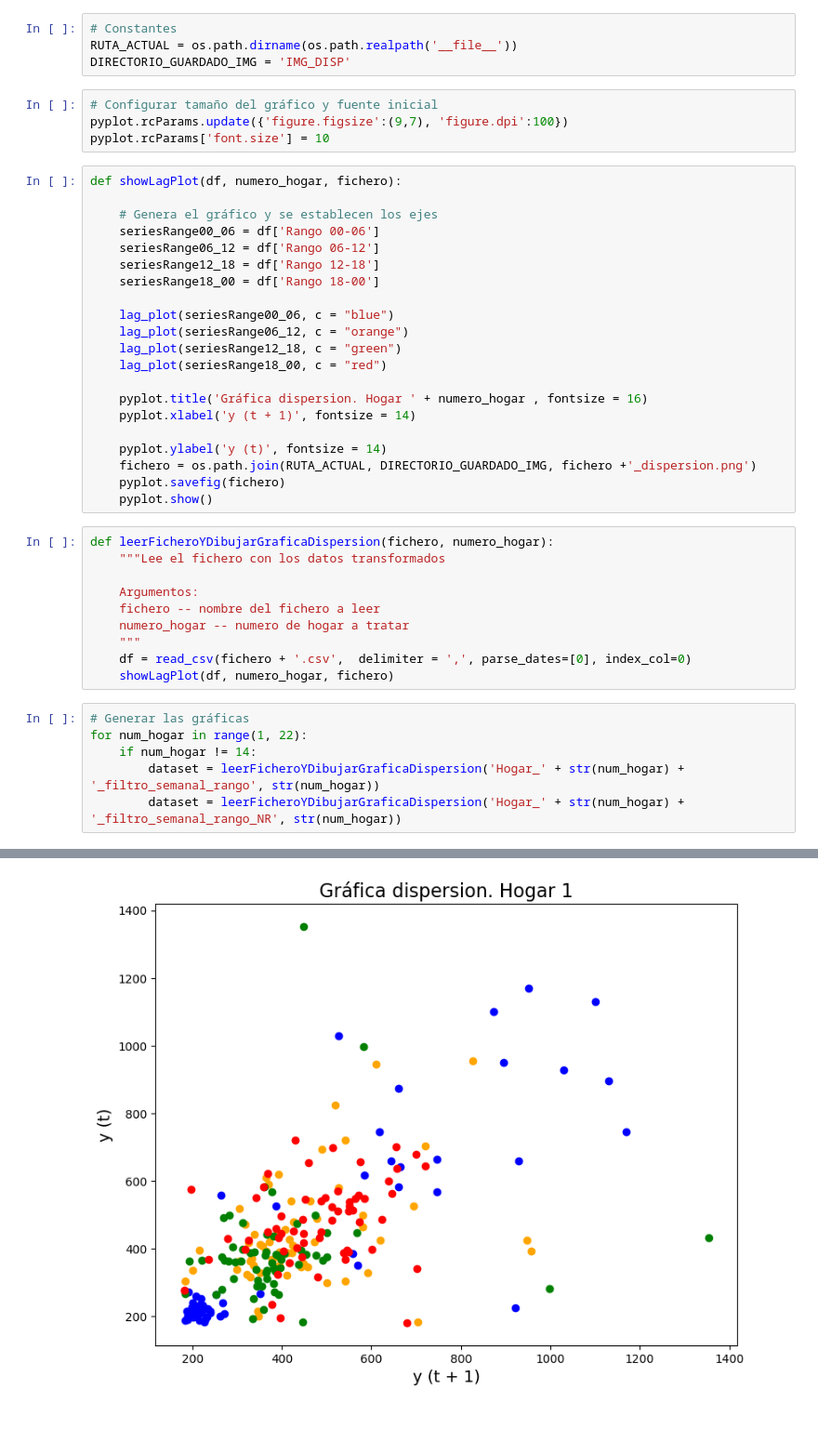
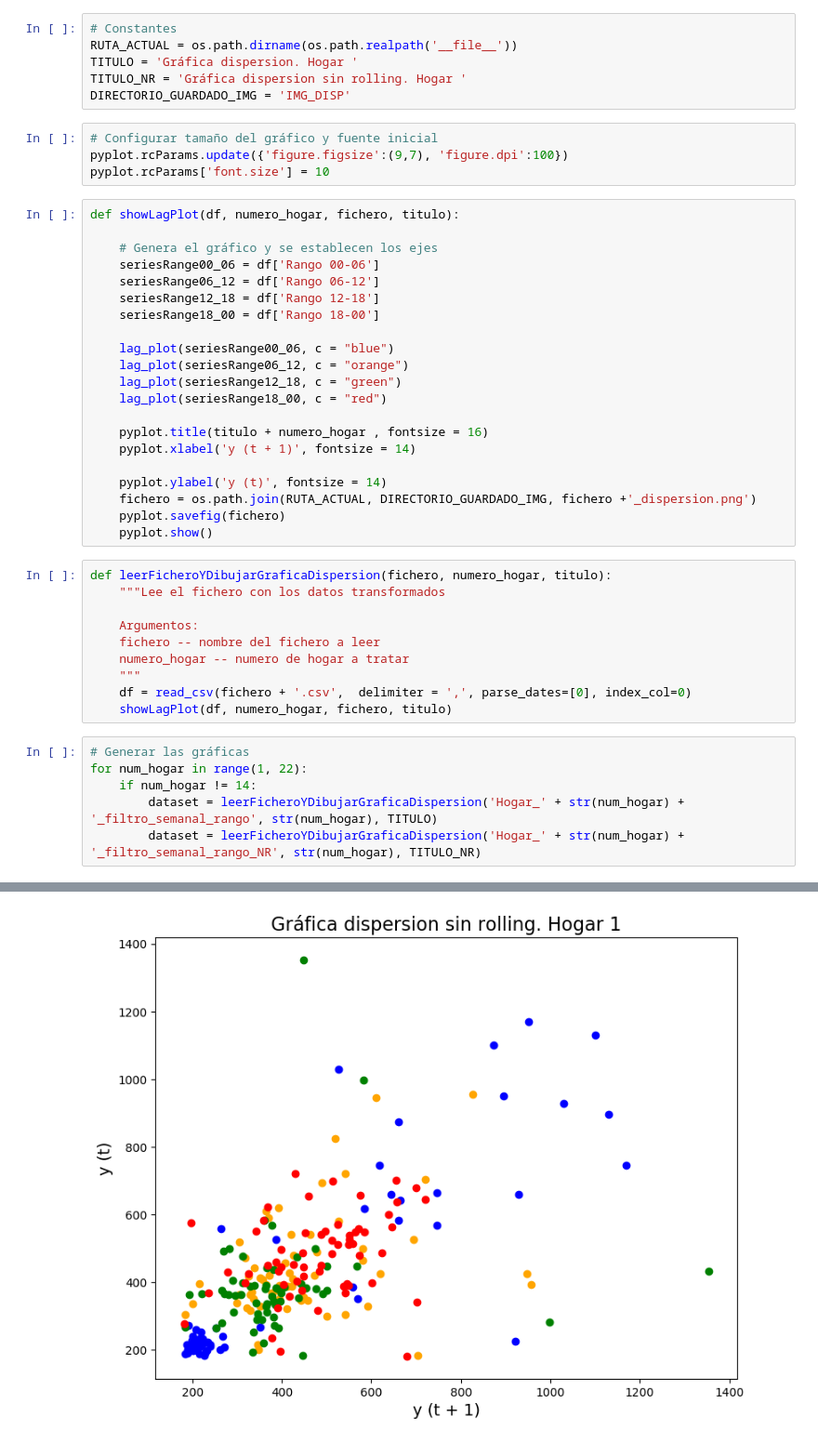
Before and after one commit to juanonlab/TFM_JPP, a Jupyter notebook: 06_Dispersion_grafica.ipynb, the cells around one changed output, grey strips where cells are left out. Shown at 93% size. Drawn from its saved outputs; the diff is of its cells as text.

Commit message:
nuevos ficheros pn rango sin rolling

```diff
--- a/06_Dispersion_grafica.ipynb
+++ b/06_Dispersion_grafica.ipynb
@@ -10,13 +10,15 @@ import os
 # %%
 # Constantes
 RUTA_ACTUAL = os.path.dirname(os.path.realpath('__file__'))
+TITULO = 'Gráfica dispersion. Hogar '
+TITULO_NR = 'Gráfica dispersion sin rolling. Hogar '
 DIRECTORIO_GUARDADO_IMG = 'IMG_DISP'
 # %%
 # Configurar tamaño del gráfico y fuente inicial
 pyplot.rcParams.update({'figure.figsize':(9,7), 'figure.dpi':100})
 pyplot.rcParams['font.size'] = 10
 # %%
-def showLagPlot(df, numero_hogar, fichero):
+def showLagPlot(df, numero_hogar, fichero, titulo):
 
     # Genera el gráfico y se establecen los ejes
     seriesRange00_06 = df['Rango 00-06']
@@ -29,7 +31,7 @@ def showLagPlot(df, numero_hogar, fichero):
     lag_plot(seriesRange12_18, c = "green")
     lag_plot(seriesRange18_00, c = "red")
 
-    pyplot.title('Gráfica dispersion. Hogar ' + numero_hogar , fontsize = 16)
+    pyplot.title(titulo + numero_hogar , fontsize = 16)
     pyplot.xlabel('y (t + 1)', fontsize = 14)
 
     pyplot.ylabel('y (t)', fontsize = 14)
@@ -37,7 +39,7 @@ def showLagPlot(df, numero_hogar, fichero):
     pyplot.savefig(fichero)
     pyplot.show()
 # %%
-def leerFicheroYDibujarGraficaDispersion(fichero, numero_hogar):
+def leerFicheroYDibujarGraficaDispersion(fichero, numero_hogar, titulo):
     """Lee el fichero con los datos transformados
 
     Argumentos:
@@ -45,14 +47,14 @@ def leerFicheroYDibujarGraficaDispersion(fichero, numero_hogar):
     numero_hogar -- numero de hogar a tratar
     """
     df = read_csv(fichero + '.csv',  delimiter = ',', parse_dates=[0], index_col=0)
-    showLagPlot(df, numero_hogar, fichero)
+    showLagPlot(df, numero_hogar, fichero, titulo)
 # %%
 # Generar las gráficas
 for num_hogar in range(1, 22):
     if num_hogar != 14:
-        dataset = leerFicheroYDibujarGraficaDispersion('Hogar_' + str(num_hogar) + '_filtro_semanal_rango', str(num_hogar))
-        dataset = leerFicheroYDibujarGraficaDispersion('Hogar_' + str(num_hogar) + '_filtro_semanal_rango_NR', str(num_hogar))
+        dataset = leerFicheroYDibujarGraficaDispersion('Hogar_' + str(num_hogar) + '_filtro_semanal_rango', str(num_hogar), TITULO)
+        dataset = leerFicheroYDibujarGraficaDispersion('Hogar_' + str(num_hogar) + '_filtro_semanal_rango_NR', str(num_hogar), TITULO_NR)
 # %% [output]
 [figure]
-[figure, old version]
+[figure, new version]
 [figure]
```
Also changed, not shown: parts of 1 cell of this notebook, 42 other files.
